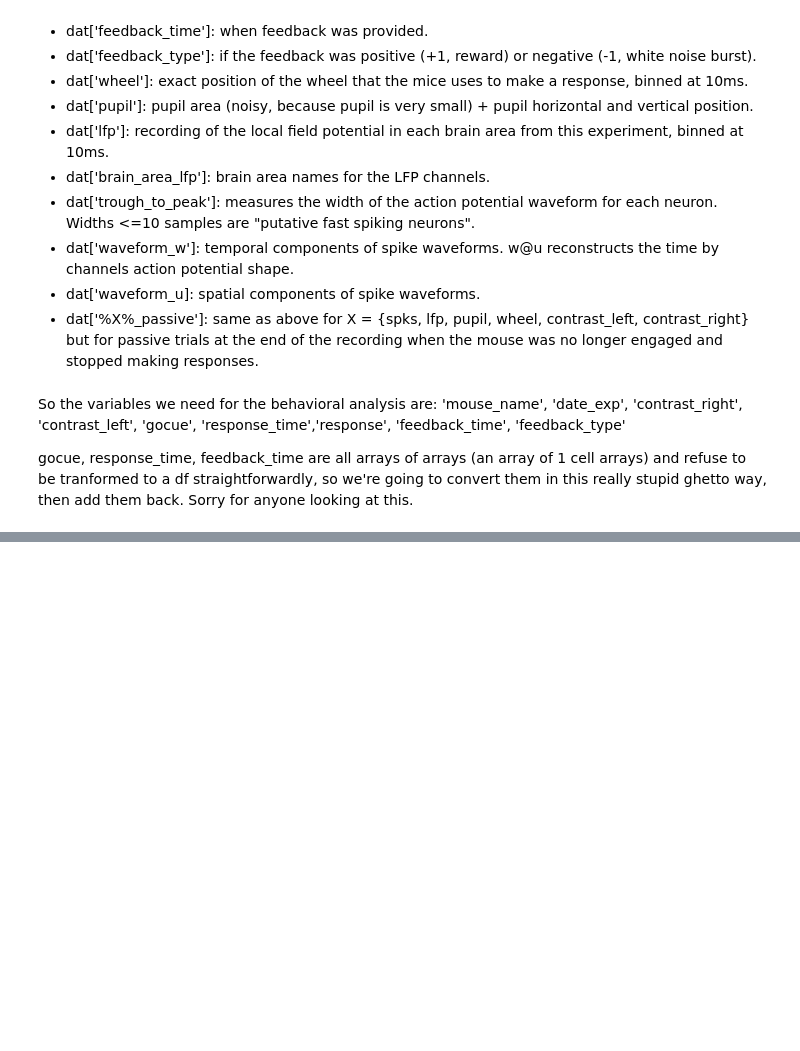
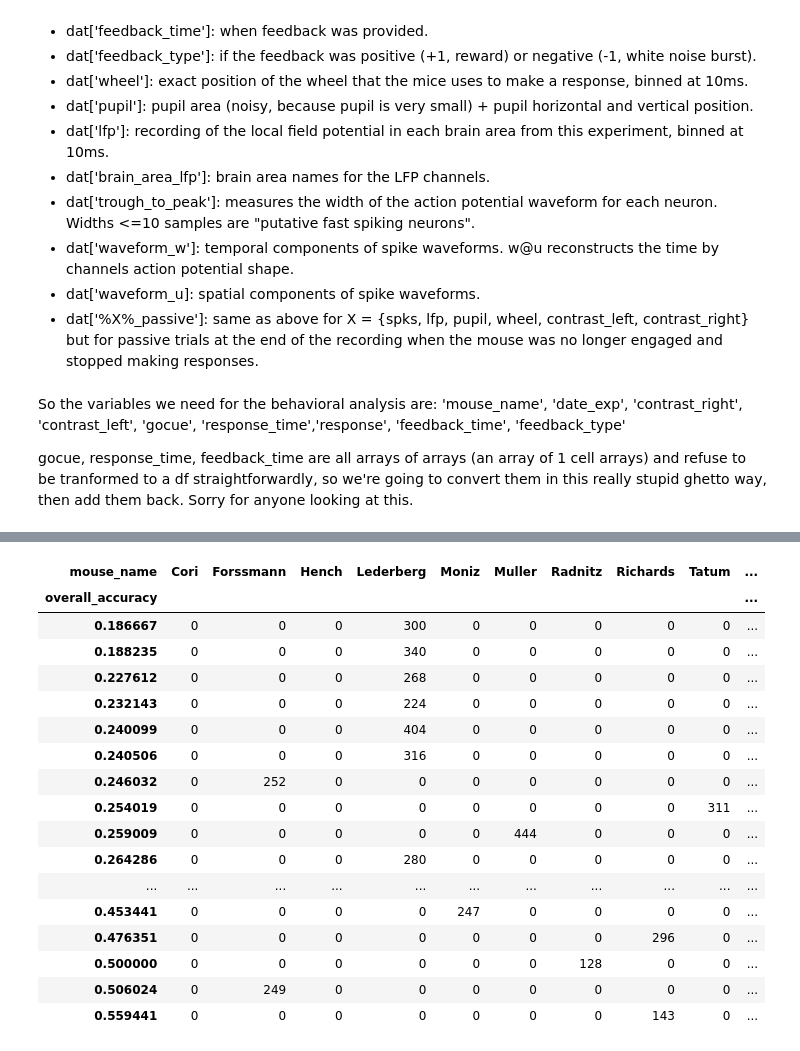
Before and after one commit to ashimakeshava/NMA_marmots, a Jupyter notebook: Behavioral_DF_Paula.ipynb, the cells around one changed output, grey strips where cells are left out. Saved outputs shown, nothing was run; the diff lists cells and outputs as text; code cells hidden in the pictures; blank space fills up the shorter version.

```diff
--- a/Behavioral_DF_Paula.ipynb
+++ b/Behavioral_DF_Paula.ipynb
@@ -159,0 +205,31 @@ behav_dat.head()
+# %%
+##creating accuracy variable
+
+def corr_cond(d):
+  if (d['trial_type'=='no_go']):
+    if (d['response']==0):
+      return 1
+    else:
+      return 0
+  elif (d['trial_type'=='two_image_equal']):
+    if (d['response']!=0):
+      return 1
+    else:
+      return 0
+  elif (d['trial_type'=='two_image_unequal'] or d['trial_type'=='one_image']):
+    if (d['contrast_right']>d['contrast_left']):
+      if (d['response']==-1) :
+        return 1
+      else:
+        return 0
+    elif (d['contrast_right']<d['contrast_left']):
+      if (d['response']==1):
+        return 1
+      else:
+        return 0
+  else:
+    return 2 #just as a catch
+
+behav_dat['accuracy'] = behav_dat.apply(corr_cond, axis=1)
+
+behav_dat.head()
@@ -159,0 +252,22 @@ behav_dat.head()
+# %%
+behav_dat['overall_accuracy'] = behav_dat.groupby(['session'])['accuracy'].transform(np.mean)
+pd.crosstab(behav_dat['overall_accuracy'],behav_dat['mouse_name'])  #ok Lederberg has pretty pitiful performance
+# %% [output]
+| mouse_name | Cori | Forssmann | Hench | Lederberg | Moniz | Muller | Radnitz | Richards | Tatum | ... |
+| overall_accuracy |  |  |  |  |  |  |  |  |  | ... |
+| 0.186667 | 0 | 0 | 0 | 300 | 0 | 0 | 0 | 0 | 0 | ... |
+| 0.188235 | 0 | 0 | 0 | 340 | 0 | 0 | 0 | 0 | 0 | ... |
+| 0.227612 | 0 | 0 | 0 | 268 | 0 | 0 | 0 | 0 | 0 | ... |
+| 0.232143 | 0 | 0 | 0 | 224 | 0 | 0 | 0 | 0 | 0 | ... |
+| 0.240099 | 0 | 0 | 0 | 404 | 0 | 0 | 0 | 0 | 0 | ... |
+| 0.240506 | 0 | 0 | 0 | 316 | 0 | 0 | 0 | 0 | 0 | ... |
+| 0.246032 | 0 | 252 | 0 | 0 | 0 | 0 | 0 | 0 | 0 | ... |
+| 0.254019 | 0 | 0 | 0 | 0 | 0 | 0 | 0 | 0 | 311 | ... |
+| 0.259009 | 0 | 0 | 0 | 0 | 0 | 444 | 0 | 0 | 0 | ... |
+| 0.264286 | 0 | 0 | 0 | 280 | 0 | 0 | 0 | 0 | 0 | ... |
+| ... | ... | ... | ... | ... | ... | ... | ... | ... | ... | ... |
+| 0.453441 | 0 | 0 | 0 | 0 | 247 | 0 | 0 | 0 | 0 | ... |
+| 0.476351 | 0 | 0 | 0 | 0 | 0 | 0 | 0 | 296 | 0 | ... |
+| 0.500000 | 0 | 0 | 0 | 0 | 0 | 0 | 128 | 0 | 0 | ... |
+| 0.506024 | 0 | 249 | 0 | 0 | 0 | 0 | 0 | 0 | 0 | ... |
+| 0.559441 | 0 | 0 | 0 | 0 | 0 | 0 | 0 | 143 | 0 | ... |
```
Also changed, not shown: parts of 7 cells of this notebook.
